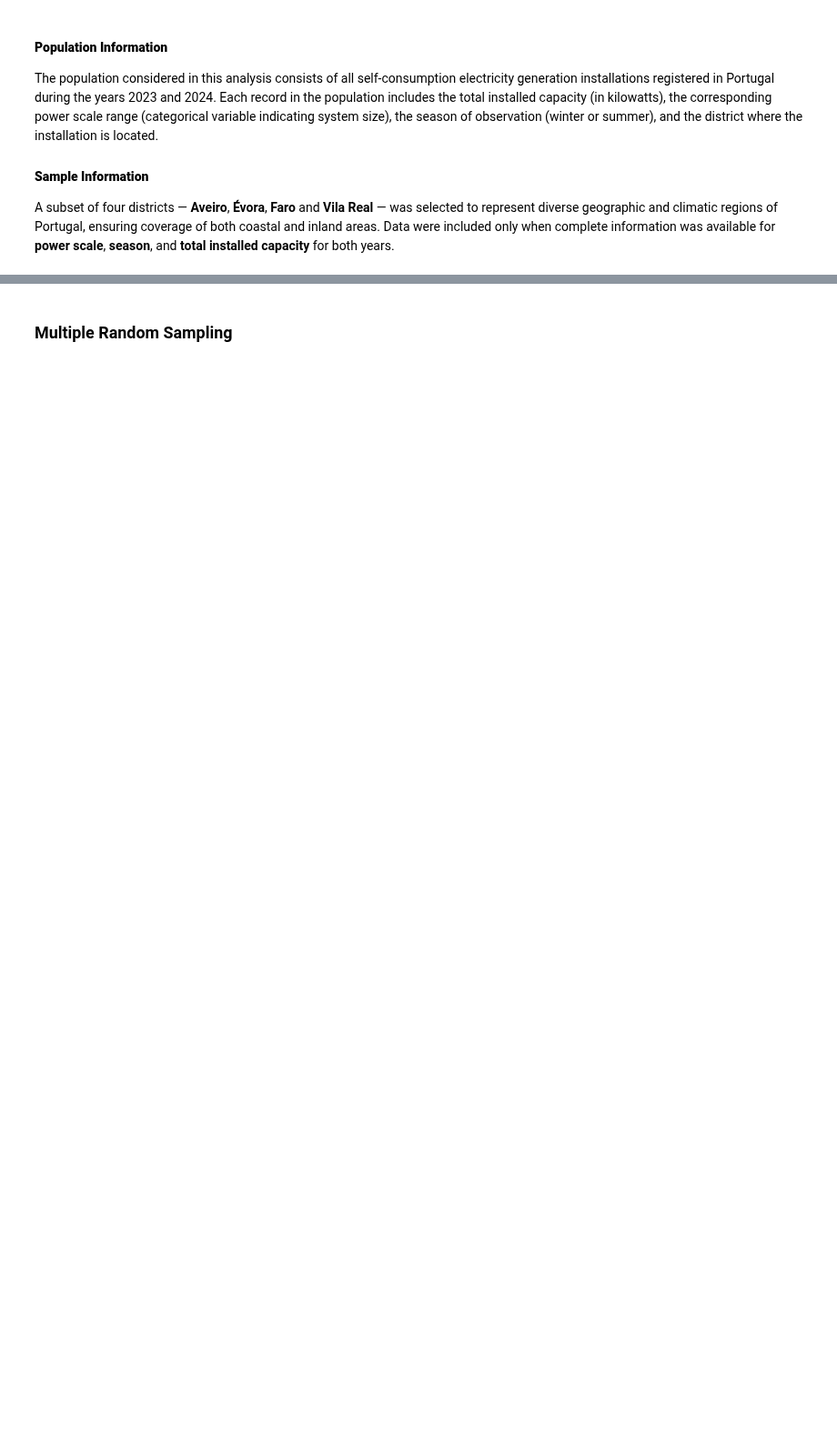
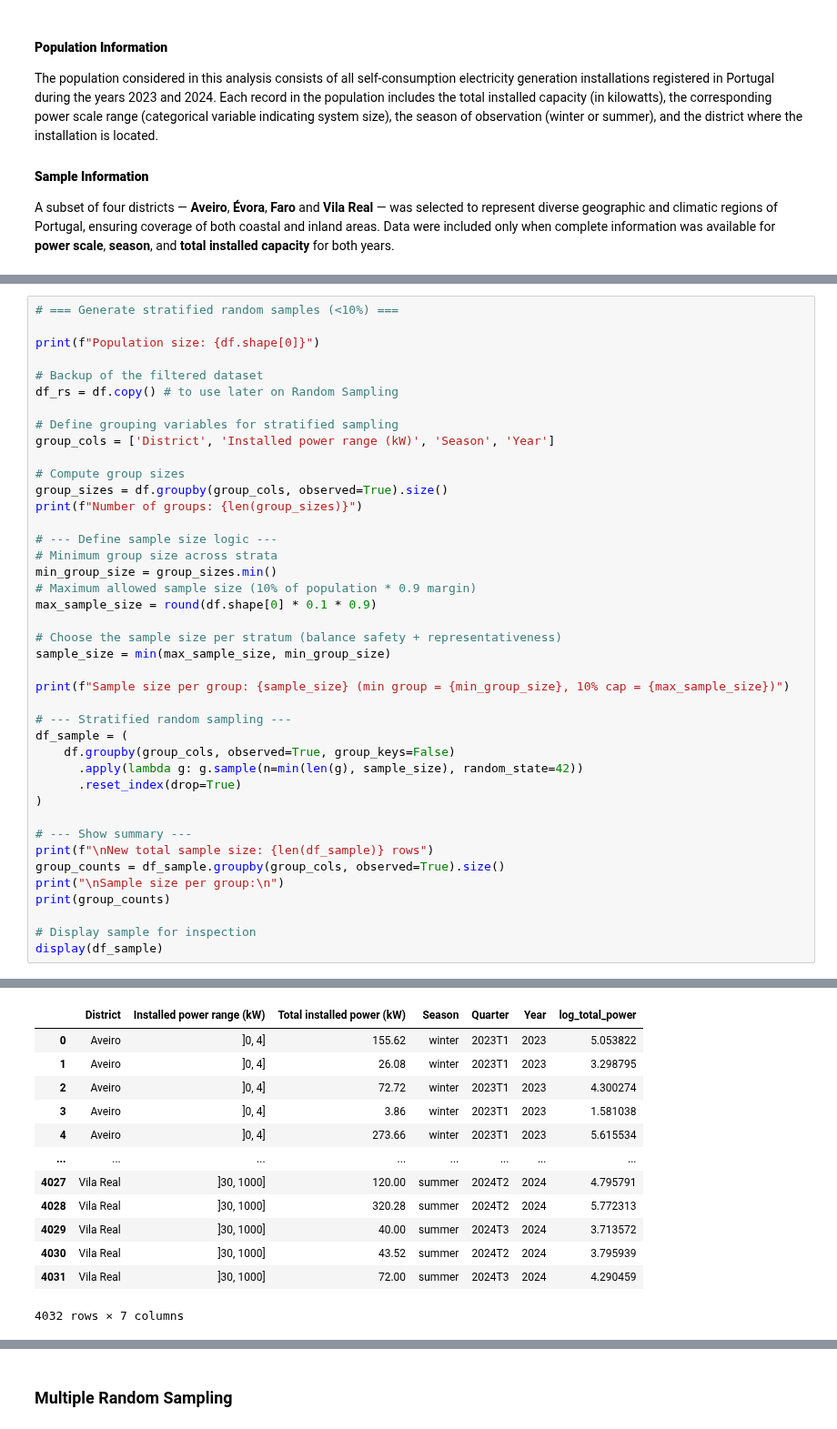
Before and after one commit to Mariana-rc01/WattWise, a Jupyter notebook: Notebooks/RQ3_toComplete.ipynb, the cells around one changed output, grey strips where cells are left out. Shown at 91% size. Saved outputs shown, nothing was run; the diff lists cells and outputs as text; blank space fills up the shorter version.

```diff
--- a/Notebooks/RQ3_toComplete.ipynb
+++ b/Notebooks/RQ3_toComplete.ipynb
@@ -735,0 +720,42 @@ to do
+# %%
+# === Generate stratified random samples (<10%) ===
+
+print(f"Population size: {df.shape[0]}")
+
+# Backup of the filtered dataset
+df_rs = df.copy() # to use later on Random Sampling
+
+# Define grouping variables for stratified sampling
+group_cols = ['District', 'Installed power range (kW)', 'Season', 'Year']
+
+# Compute group sizes
+group_sizes = df.groupby(group_cols, observed=True).size()
+print(f"Number of groups: {len(group_sizes)}")
+
+# --- Define sample size logic ---
+# Minimum group size across strata
+min_group_size = group_sizes.min()
+# Maximum allowed sample size (10% of population * 0.9 margin)
+max_sample_size = round(df.shape[0] * 0.1 * 0.9)
+
+# Choose the sample size per stratum (balance safety + representativeness)
+sample_size = min(max_sample_size, min_group_size)
+
+print(f"Sample size per group: {sample_size} (min group = {min_group_size}, 10% cap = {max_sample_size})")
+
+# --- Stratified random sampling ---
+df_sample = (
+    df.groupby(group_cols, observed=True, group_keys=False)
+      .apply(lambda g: g.sample(n=min(len(g), sample_size), random_state=42))
+      .reset_index(drop=True)
+)
+
+# --- Show summary ---
+print(f"\nNew total sample size: {len(df_sample)} rows")
+group_counts = df_sample.groupby(group_cols, observed=True).size()
+print("\nSample size per group:\n")
+print(group_counts)
+
+# Display sample for inspection
+display(df_sample)
+# %% [output]
@@ -735,0 +779,13 @@ to do
+|  | District | Installed power range (kW) | Total installed power (kW) | Season | Quarter | Year | log_total_power |
+| 0 | Aveiro | ]0, 4] | 155.62 | winter | 2023T1 | 2023 | 5.053822 |
+| 1 | Aveiro | ]0, 4] | 26.08 | winter | 2023T1 | 2023 | 3.298795 |
+| 2 | Aveiro | ]0, 4] | 72.72 | winter | 2023T1 | 2023 | 4.300274 |
+| 3 | Aveiro | ]0, 4] | 3.86 | winter | 2023T1 | 2023 | 1.581038 |
+| 4 | Aveiro | ]0, 4] | 273.66 | winter | 2023T1 | 2023 | 5.615534 |
+| ... | ... | ... | ... | ... | ... | ... | ... |
+| 4027 | Vila Real | ]30, 1000] | 120.00 | summer | 2024T2 | 2024 | 4.795791 |
+| 4028 | Vila Real | ]30, 1000] | 320.28 | summer | 2024T2 | 2024 | 5.772313 |
+| 4029 | Vila Real | ]30, 1000] | 40.00 | summer | 2024T3 | 2024 | 3.713572 |
+| 4030 | Vila Real | ]30, 1000] | 43.52 | summer | 2024T2 | 2024 | 3.795939 |
+| 4031 | Vila Real | ]30, 1000] | 72.00 | summer | 2024T3 | 2024 | 4.290459 |
+4032 rows × 7 columns
```
Also changed, not shown: parts of 33 cells of this notebook.
